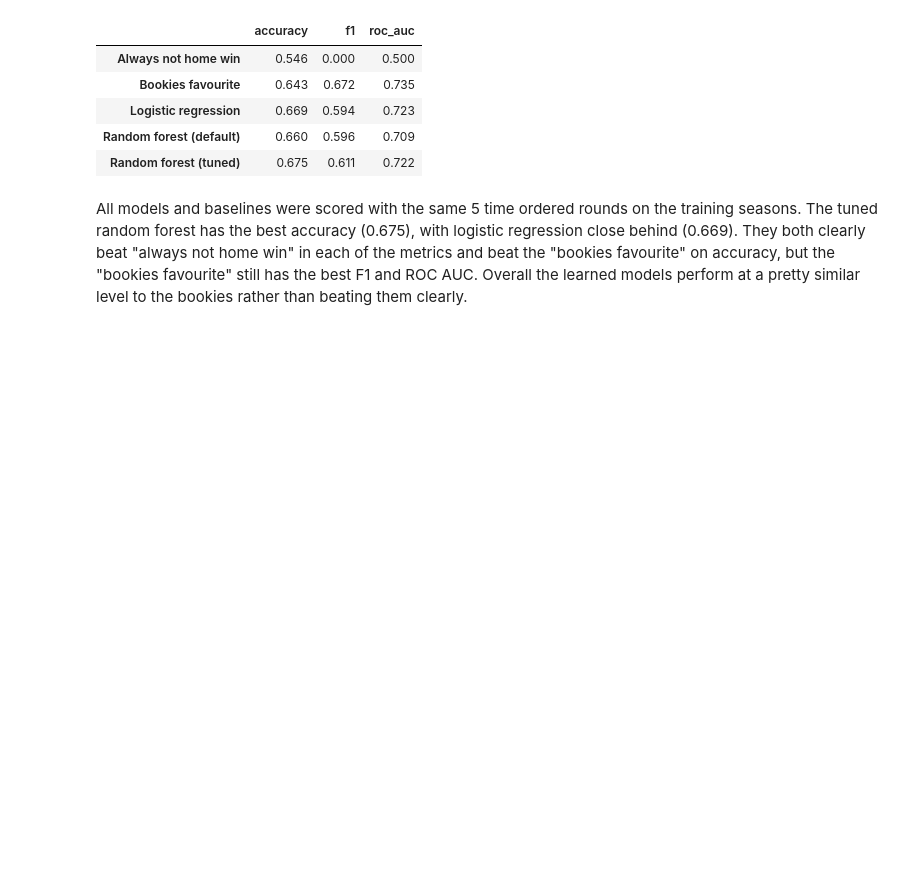
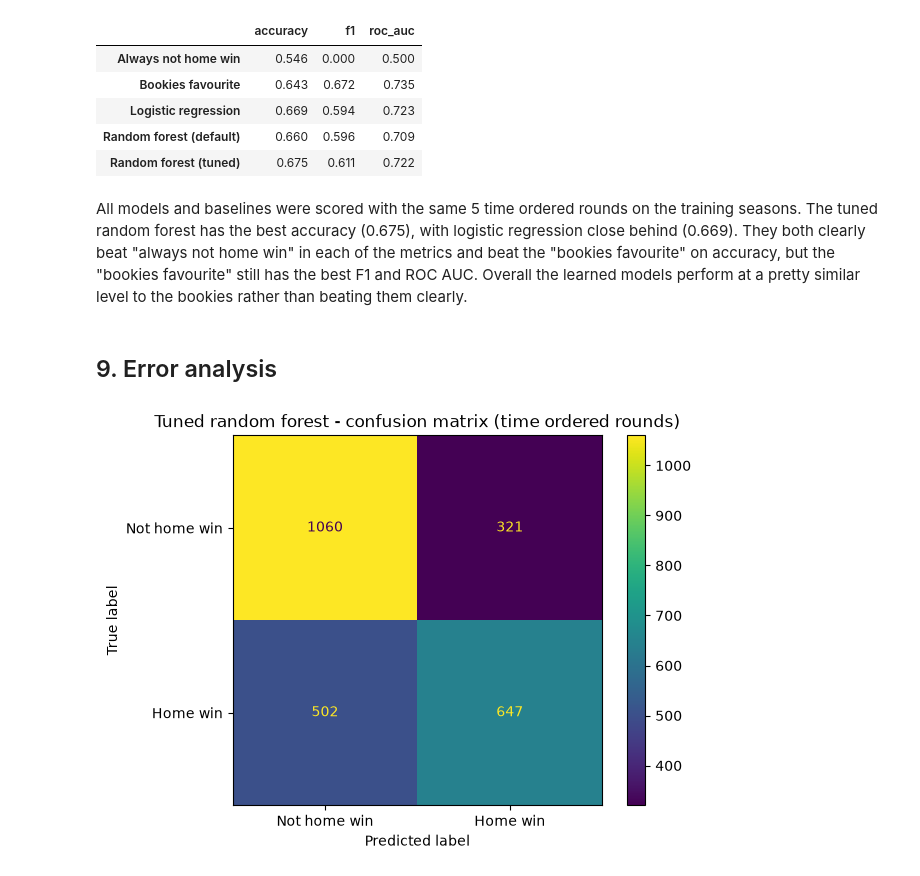
Before and after one commit to jonesyadam111/CT4101-premier-league-prediction, a Jupyter notebook: premier_league_prediction.ipynb, the cells around one changed output. Cells and saved outputs as stored; diff of their text form; code cells hidden in the pictures; blank space fills up the shorter version.

Commit message:
Add confusion matrix

```diff
--- a/premier_league_prediction.ipynb
+++ b/premier_league_prediction.ipynb
@@ -507,3 +507,29 @@ results_table
 | Random forest (tuned) | 0.675 | 0.611 | 0.722 |
 # %% [markdown]
 All models and baselines were scored with the same 5 time ordered rounds on the training seasons. The tuned random forest has the best accuracy (0.675), with logistic regression close behind (0.669). They both clearly beat "always not home win" in each of the metrics and beat the "bookies favourite" on accuracy, but the "bookies favourite" still has the best F1 and ROC AUC. Overall the learned models perform at a pretty similar level to the bookies rather than beating them clearly.
+# %% [markdown]
+## 9. Error analysis
+# %%
+from sklearn.metrics import ConfusionMatrixDisplay
+import matplotlib.pyplot as plt
+
+# Collect tuned forests predictions on all check chunks (training seasons)
+best_rf = rf_search.best_estimator_ #winning tuning settings
+check_rows = []
+for learn_idx, check_idx in tscv.split(X_train):
+    model = clone(best_rf).fit(X_train.iloc[learn_idx], y_train.iloc[learn_idx])
+    rows = train.iloc[check_idx].copy()
+    rows["Pred"] = model.predict(X_train.iloc[check_idx])                  # 1 or 0
+    rows["ProbHome"] = model.predict_proba(X_train.iloc[check_idx])[:, 1]  # chance
+    check_rows.append(rows)
+
+cv_preds = pd.concat(check_rows)
+# compare predictions with what actually happened.
+ConfusionMatrixDisplay.from_predictions(
+    cv_preds["HomeWin"], cv_preds["Pred"],
+    display_labels=["Not home win", "Home win"],
+)
+plt.title("Tuned random forest - confusion matrix (time ordered rounds)")
+plt.show()
+# %% [output]
+[figure, added]
```
Also changed, not shown: parts of 1 cell of this notebook.
